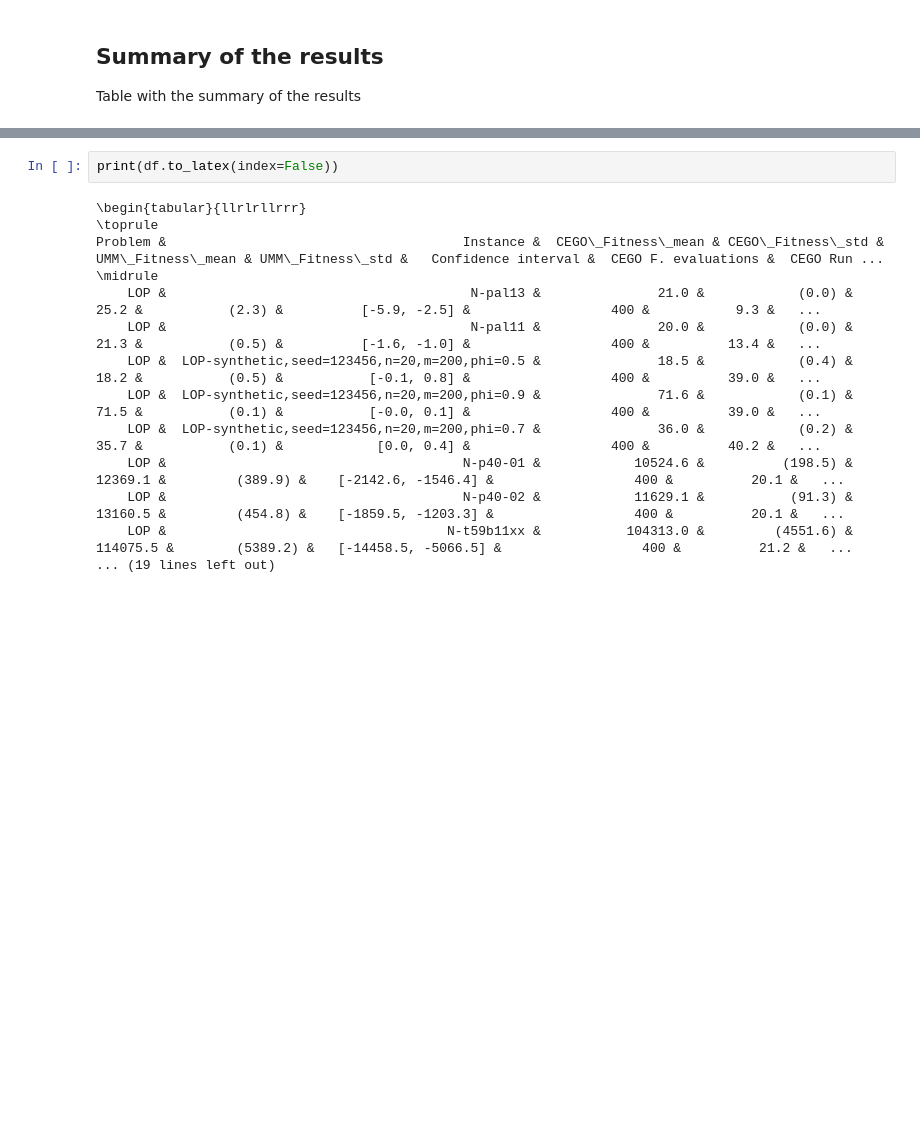
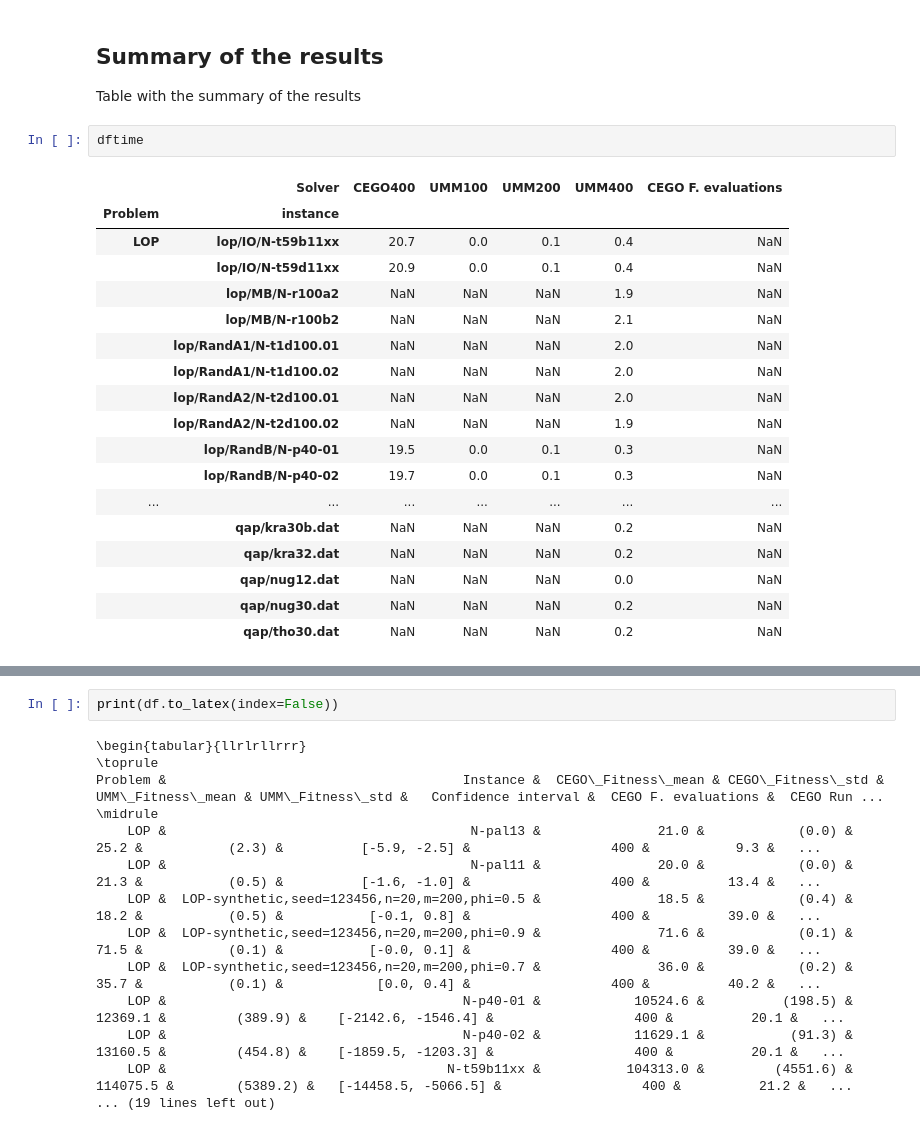
Before and after one commit to ekhiru/BB_optim, a Jupyter notebook: 2-An intro to UMM.ipynb, the cells around one changed output, grey strips where cells are left out. Cells and saved outputs as stored; diff of their text form; blank space fills up the shorter version.

```diff
--- a/2-An intro to UMM.ipynb
+++ b/2-An intro to UMM.ipynb
@@ -240,6 +234,27 @@ Saving to img/fitness_real_lop_RandB_N-p40-01.pdf
 ## Summary of the results
 
 Table with the summary of the results
+# %%
+dftime
+# %% [output]
+|  | Solver | CEGO400 | UMM100 | UMM200 | UMM400 | CEGO F. evaluations |
+| Problem | instance |  |  |  |  |  |
+| LOP | lop/IO/N-t59b11xx | 20.7 | 0.0 | 0.1 | 0.4 | NaN |
+|  | lop/IO/N-t59d11xx | 20.9 | 0.0 | 0.1 | 0.4 | NaN |
+|  | lop/MB/N-r100a2 | NaN | NaN | NaN | 1.9 | NaN |
+|  | lop/MB/N-r100b2 | NaN | NaN | NaN | 2.1 | NaN |
+|  | lop/RandA1/N-t1d100.01 | NaN | NaN | NaN | 2.0 | NaN |
+|  | lop/RandA1/N-t1d100.02 | NaN | NaN | NaN | 2.0 | NaN |
+|  | lop/RandA2/N-t2d100.01 | NaN | NaN | NaN | 2.0 | NaN |
+|  | lop/RandA2/N-t2d100.02 | NaN | NaN | NaN | 1.9 | NaN |
+|  | lop/RandB/N-p40-01 | 19.5 | 0.0 | 0.1 | 0.3 | NaN |
+|  | lop/RandB/N-p40-02 | 19.7 | 0.0 | 0.1 | 0.3 | NaN |
+| ... | ... | ... | ... | ... | ... | ... |
+|  | qap/kra30b.dat | NaN | NaN | NaN | 0.2 | NaN |
+|  | qap/kra32.dat | NaN | NaN | NaN | 0.2 | NaN |
+|  | qap/nug12.dat | NaN | NaN | NaN | 0.0 | NaN |
+|  | qap/nug30.dat | NaN | NaN | NaN | 0.2 | NaN |
+|  | qap/tho30.dat | NaN | NaN | NaN | 0.2 | NaN |
 # %%
 # The maximum time per seed and evaluation is the final time.
 dftime = dfreal.groupby(['Solver','Problem','instance','seed']).run_time.max()
```
Also changed, not shown: parts of 3 cells of this notebook, 26 other files.
